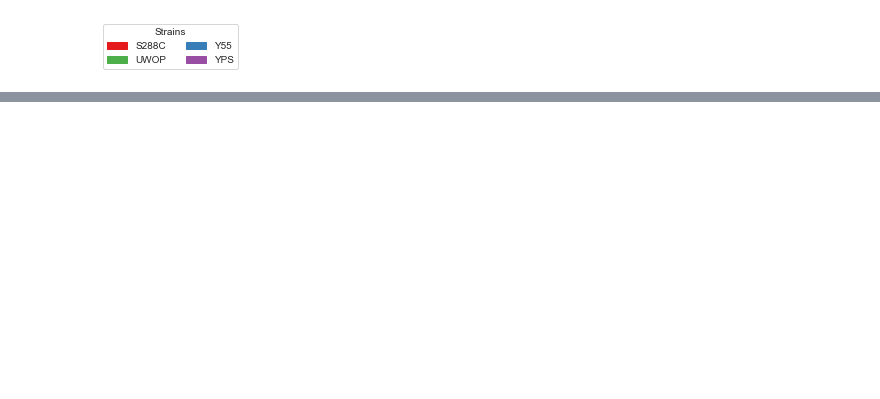
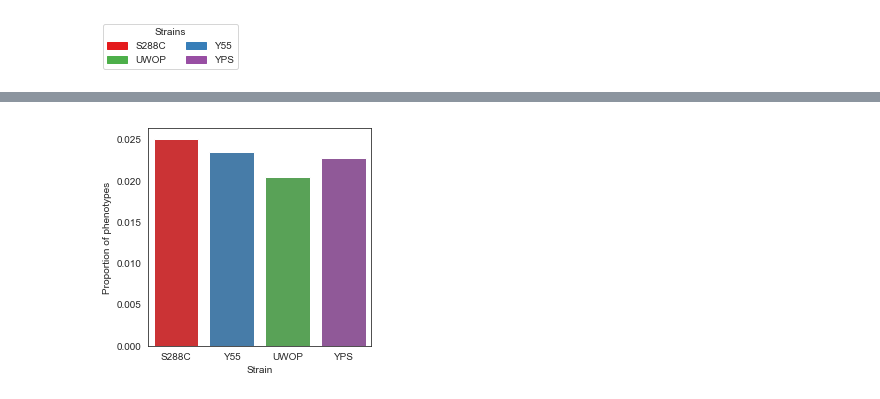
Before and after one commit to mgalardini/2018koyeast, a Jupyter notebook: notebooks/heatmaps.ipynb, the cells around one changed output, grey strips where cells are left out. Drawn from its saved outputs; the diff is of its cells as text; code cells hidden in the pictures; blank space fills up the shorter version.

```diff
--- a/notebooks/heatmaps.ipynb
+++ b/notebooks/heatmaps.ipynb
@@ -1,5 +1,7 @@
 # %%
 scores = '../out/ko_scores.txt'
+cofile = '../out/sorted_conditions.txt'
+colfile = '../out/sorted_conditions.linkage.gz'
 # %%
 # plotting imports
 %matplotlib inline
@@ -102,8 +107,11 @@ mclust = sns.clustermap(p.corr(),
 # %%
 t = []
-color = []
-co = None
+color1 = []
+scolors = []
+co = [x.rstrip() for x in open(cofile)]
+clinkage = np.loadtxt(colfile)
 for i, strain in enumerate(strains):
+    color = []
     c = p.loc[strain].copy(deep=True)
     c[np.isnan(c)] = 0.
     rl = fst.linkage(c, method='average')
@@ -118,5 +126,24 @@ for i, strain in enumerate(strains):
     t.append(p.loc[(strain, ro), co])
     for x in range(p.loc[(strain, ro),].shape[0]):
         color.append(i)
-t = pd.concat(t, ignore_index=True)
+        color1.append(cstrains[strain])
+    scolors.append(np.array(color))
+t = pd.concat(t)
 color = np.array(color)
+# %%
+plt.figure(figsize=(4, 4))
+
+df = m.reset_index().set_index('gene').loc[
+     genes].groupby('strain').sum()['phenotype'
+     ] / m.reset_index().set_index('gene').loc[
+     genes].groupby('strain').count()['phenotype']
+df = df.reset_index()
+sns.barplot(data=df, x='strain', y='phenotype',
+            order=strains,
+            palette=[cstrains[x]
+                     for x in strains])
+
+plt.xlabel('Strain')
+plt.ylabel('Proportion of phenotypes');
+# %% [output]
+[figure, added]
```
Also changed, not shown: parts of 9 cells of this notebook.
